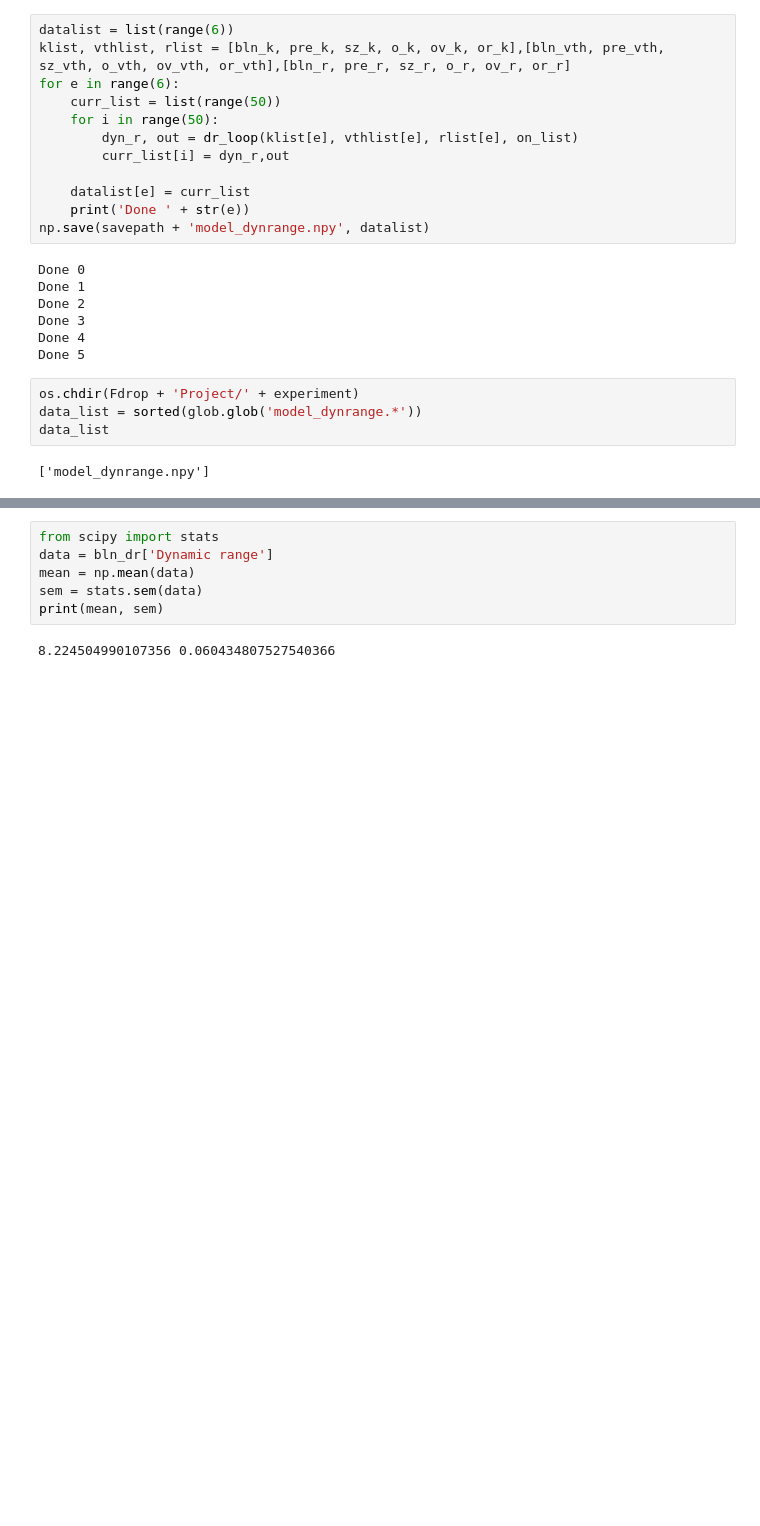
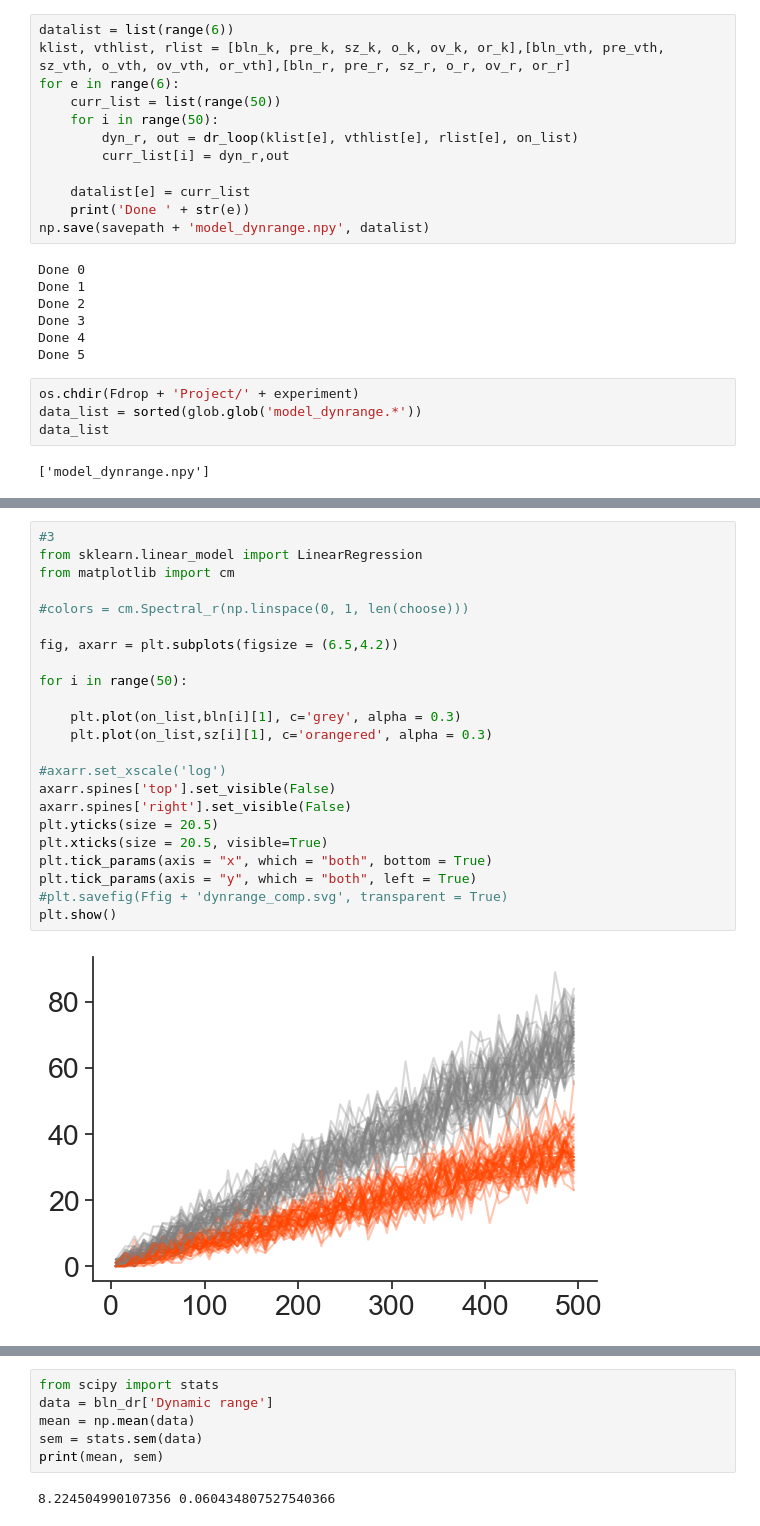
Before and after one commit to dafishcode/avalanche_model, a Jupyter notebook: Untitled.ipynb, the cells around one changed output, grey strips where cells are left out. Saved outputs shown, nothing was run; the diff lists cells and outputs as text; blank space fills up the shorter version.

```diff
--- a/Untitled.ipynb
+++ b/Untitled.ipynb
@@ -263,0 +412,25 @@ data_list
+# %%
+#3
+from sklearn.linear_model import LinearRegression
+from matplotlib import cm
+
+#colors = cm.Spectral_r(np.linspace(0, 1, len(choose)))
+
+fig, axarr = plt.subplots(figsize = (6.5,4.2))
+
+for i in range(50):
+
+    plt.plot(on_list,bln[i][1], c='grey', alpha = 0.3)
+    plt.plot(on_list,sz[i][1], c='orangered', alpha = 0.3)
+
+#axarr.set_xscale('log')
+axarr.spines['top'].set_visible(False)
+axarr.spines['right'].set_visible(False)
+plt.yticks(size = 20.5)
+plt.xticks(size = 20.5, visible=True)
+plt.tick_params(axis = "x", which = "both", bottom = True)
+plt.tick_params(axis = "y", which = "both", left = True)
+#plt.savefig(Ffig + 'dynrange_comp.svg', transparent = True)
+plt.show()
+# %% [output]
+[figure, added]
```
Also changed, not shown: parts of 38 cells of this notebook, 8 other files.
